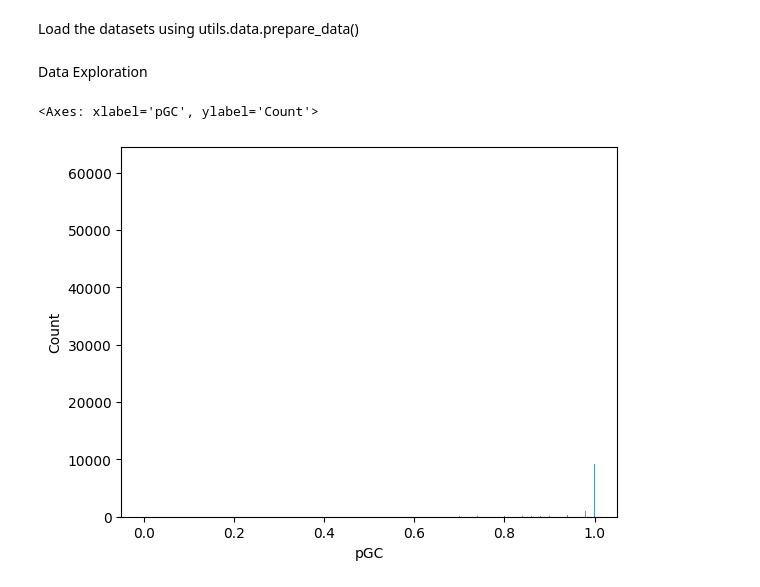
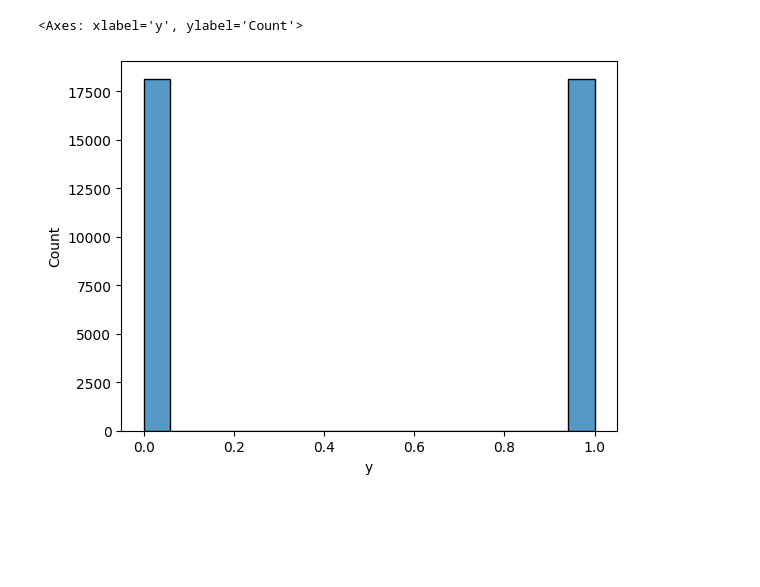
Before and after one commit to LuGorr/AII-Assignment, a Jupyter notebook: GP/gp.ipynb, the cells around one changed output. Saved outputs shown, nothing was run; the diff lists cells and outputs as text; code cells hidden in the pictures; blank space fills up the shorter version.

```diff
--- a/GP/gp.ipynb
+++ b/GP/gp.ipynb
@@ -7,2 +0,0 @@ fatal: destination path 'GCDetection' already exists and is not an empty directo
-# %% [markdown]
-Load the datasets using utils.data.prepare_data()
@@ -9,10 +16,8 @@ Load the datasets using utils.data.prepare_data()
 # %%
-from torch.utils.data import Dataset, DataLoader
-
 class FrameDataset(Dataset):
     def __init__(self, df, transform=None):
         self.frames = np.stack(df.frame.values)
-        self.labels = np.array(df.y)
+        self.labels = np.array(df.y, dtype=np.int64)
         self.transform =  transform
 
     def __len__(self):
@@ -22,49 +27,49 @@ class FrameDataset(Dataset):
         if self.transform:
             ch1 = self.transform(self.frames[idx][0])
             ch2 = self.transform(self.frames[idx][1])
-            img = np.stack(ch1, ch2)
+            img = np.stack([ch1, ch2])
         else:
-            img = self.frames[idx]
+            img = self.frames[idx].astype('float32') #/ 255
 
-        return torch.tensor(img).float(), torch.tensor(self.labels[idx])
+        return torch.tensor(img).float(), torch.tensor(int(self.labels[idx]))
 # %%
-from utils import data
-import pandas as pd
-import numpy as np
-import torch
-
 if torch.cuda.is_available():
     device = torch.device("cuda")
 else:
     device = torch.device("cpu")
 
 FCC, VCC = data.prepare_data()
-all_frames = pd.concat((FCC, VCC))
+all_frames = pd.concat((FCC, VCC), ignore_index=True)
 all_frames = all_frames[~all_frames.frame.apply(lambda x: np.isnan(x).any())]
 
-train_df = all_frames.sample(frac=0.7, random_state=42)
-rest = all_frames.drop(train_df.index)
+min_class_size = all_frames['y'].value_counts().min()
+
+
+balanced_all_frames = (
+    all_frames.groupby('y', group_keys=False)
+    .apply(lambda x: x.sample(min_class_size, random_state=42))
+)
+
+
+train_df = balanced_all_frames.sample(frac=0.7, random_state=42)
+rest = balanced_all_frames.drop(train_df.index)
 val_df = rest.sample(frac=1/3, random_state=42)
 test_df = rest.drop(val_df.index)
 
 
 
 train_ds = DataLoader(
     FrameDataset(train_df),
-    batch_size=64, # Molto più efficiente per la GPU
+    batch_size=64,
     shuffle=True,
-    num_workers=4, # Carica i dati in parallelo su altri core CPU
-    pin_memory=True # Velocizza il passaggio RAM -> GPU
+    num_workers=4,
+    pin_memory=True
 )
 val_ds = DataLoader(FrameDataset(val_df), batch_size=64, shuffle=False)
 test_ds = DataLoader(FrameDataset(test_df), batch_size=64, shuffle=False)
+
+sns.histplot(balanced_all_frames["y"])
+# %% [output]
+<Axes: xlabel='y', ylabel='Count'>
+[figure, added]
-# %% [markdown]
-Data Exploration
-# %%
-import seaborn as sns
-
-sns.histplot(all_frames["pGC"])
-# %% [output]
-<Axes: xlabel='pGC', ylabel='Count'>
-[figure, removed]
 # %%
```
Also changed, not shown: parts of 11 cells of this notebook.
